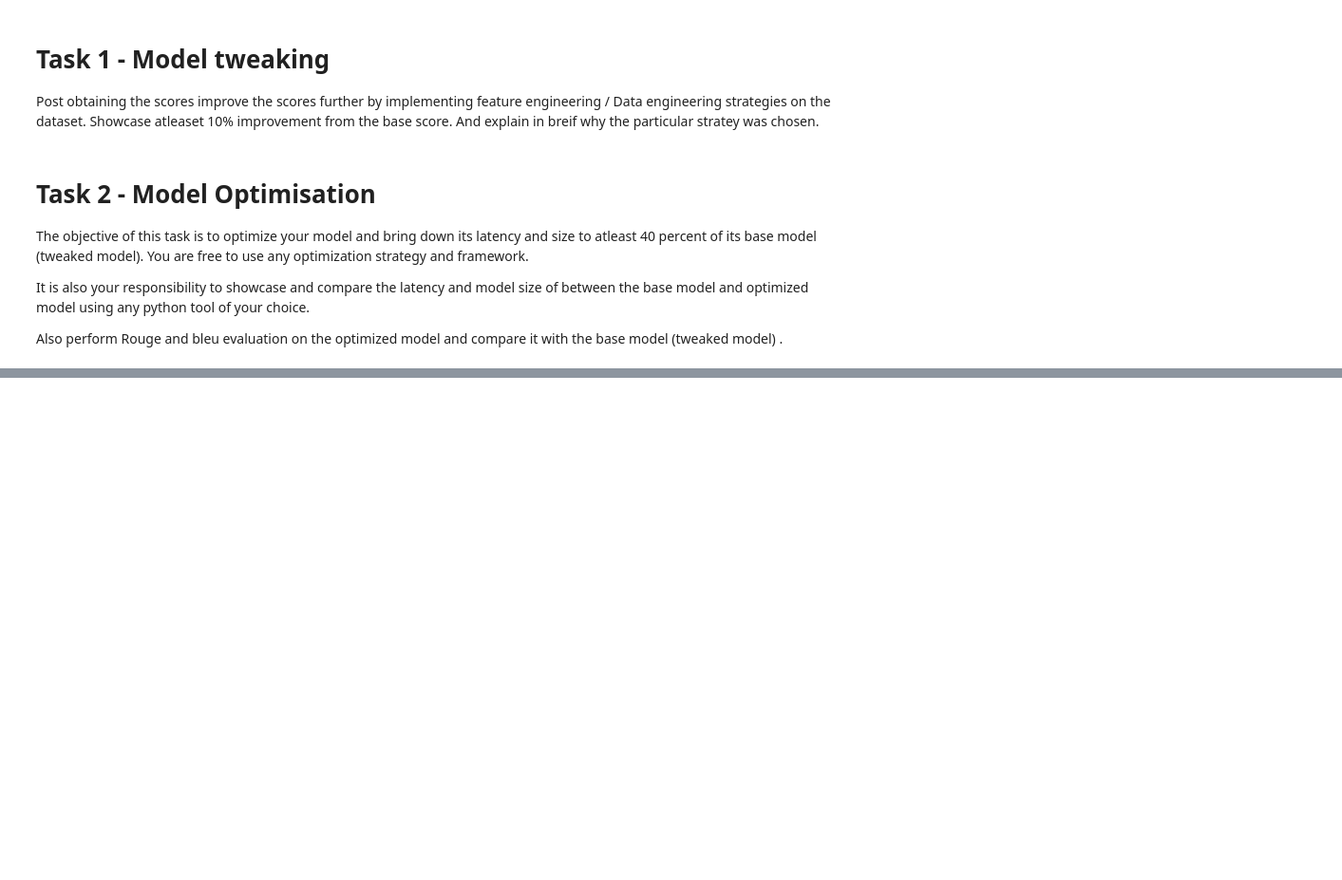
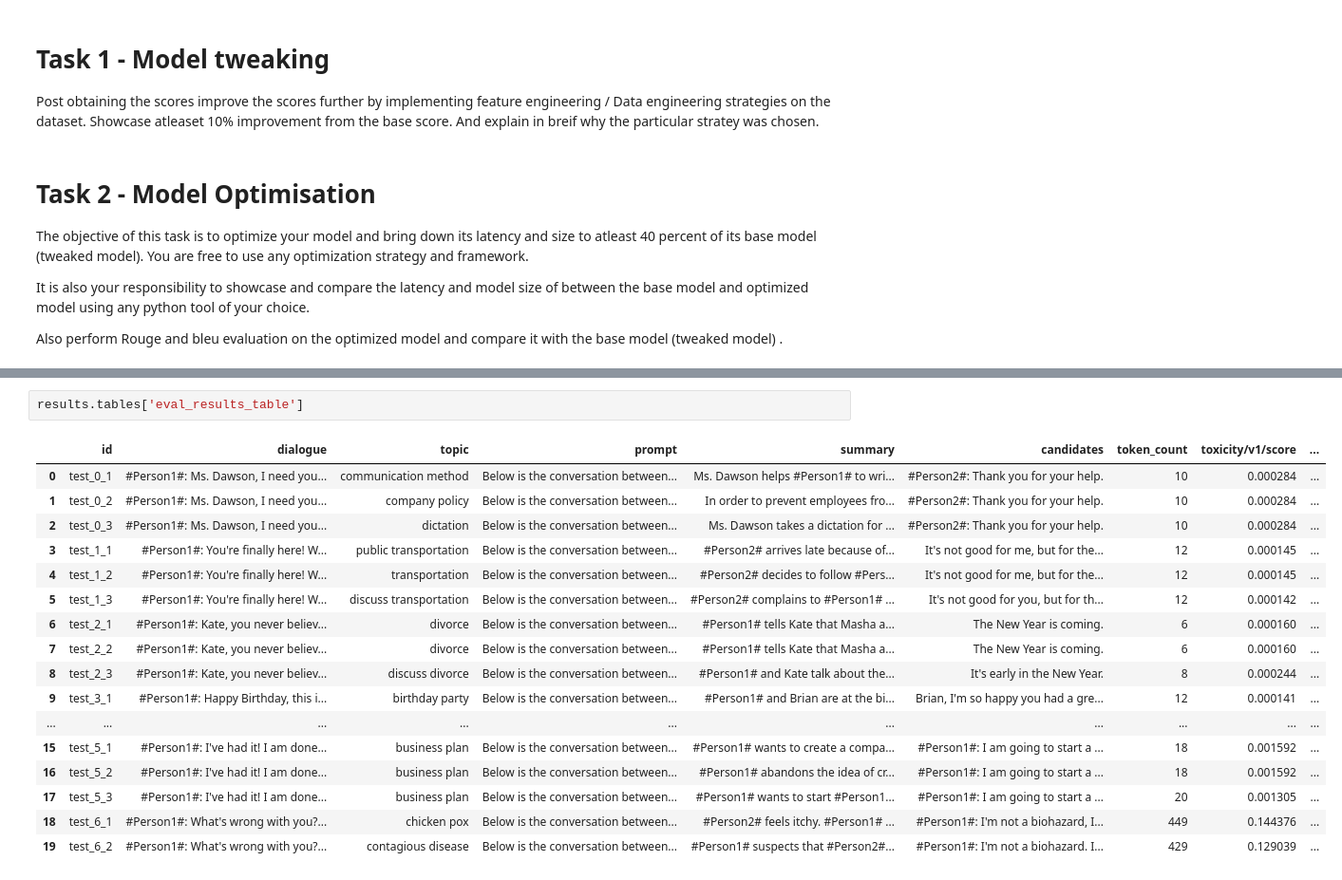
Before and after one commit to hemanthyernagula/MlOps-Assignment-2, a Jupyter notebook: Model_Fine_Tuning_and_Optimization_Task.ipynb, the cells around one changed output, grey strips where cells are left out. Shown at 95% size. Drawn from its saved outputs; the diff is of its cells as text; blank space fills up the shorter version.

```diff
--- a/Model_Fine_Tuning_and_Optimization_Task.ipynb
+++ b/Model_Fine_Tuning_and_Optimization_Task.ipynb
@@ -17,0 +622,20 @@ Also perform Rouge and bleu evaluation on the optimized model  and compare it wi
+# %%
+results.tables['eval_results_table']
+# %% [output]
+|  | id | dialogue | topic | prompt | summary | candidates | token_count | toxicity/v1/score | ... |
+| 0 | test_0_1 | #Person1#: Ms. Dawson, I need you... | communication method | Below is the conversation between... | Ms. Dawson helps #Person1# to wri... | #Person2#: Thank you for your help. | 10 | 0.000284 | ... |
+| 1 | test_0_2 | #Person1#: Ms. Dawson, I need you... | company policy | Below is the conversation between... | In order to prevent employees fro... | #Person2#: Thank you for your help. | 10 | 0.000284 | ... |
+| 2 | test_0_3 | #Person1#: Ms. Dawson, I need you... | dictation | Below is the conversation between... | Ms. Dawson takes a dictation for ... | #Person2#: Thank you for your help. | 10 | 0.000284 | ... |
+| 3 | test_1_1 | #Person1#: You're finally here! W... | public transportation | Below is the conversation between... | #Person2# arrives late because of... | It's not good for me, but for the... | 12 | 0.000145 | ... |
+| 4 | test_1_2 | #Person1#: You're finally here! W... | transportation | Below is the conversation between... | #Person2# decides to follow #Pers... | It's not good for me, but for the... | 12 | 0.000145 | ... |
+| 5 | test_1_3 | #Person1#: You're finally here! W... | discuss transportation | Below is the conversation between... | #Person2# complains to #Person1# ... | It's not good for you, but for th... | 12 | 0.000142 | ... |
+| 6 | test_2_1 | #Person1#: Kate, you never believ... | divorce | Below is the conversation between... | #Person1# tells Kate that Masha a... | The New Year is coming. | 6 | 0.000160 | ... |
+| 7 | test_2_2 | #Person1#: Kate, you never believ... | divorce | Below is the conversation between... | #Person1# tells Kate that Masha a... | The New Year is coming. | 6 | 0.000160 | ... |
+| 8 | test_2_3 | #Person1#: Kate, you never believ... | discuss divorce | Below is the conversation between... | #Person1# and Kate talk about the... | It's early in the New Year. | 8 | 0.000244 | ... |
+| 9 | test_3_1 | #Person1#: Happy Birthday, this i... | birthday party | Below is the conversation between... | #Person1# and Brian are at the bi... | Brian, I'm so happy you had a gre... | 12 | 0.000141 | ... |
+| ... | ... | ... | ... | ... | ... | ... | ... | ... | ... |
+| 15 | test_5_1 | #Person1#: I've had it! I am done... | business plan | Below is the conversation between... | #Person1# wants to create a compa... | #Person1#: I am going to start a ... | 18 | 0.001592 | ... |
+| 16 | test_5_2 | #Person1#: I've had it! I am done... | business plan | Below is the conversation between... | #Person1# abandons the idea of cr... | #Person1#: I am going to start a ... | 18 | 0.001592 | ... |
+| 17 | test_5_3 | #Person1#: I've had it! I am done... | business plan | Below is the conversation between... | #Person1# wants to start #Person1... | #Person1#: I am going to start a ... | 20 | 0.001305 | ... |
+| 18 | test_6_1 | #Person1#: What's wrong with you?... | chicken pox | Below is the conversation between... | #Person2# feels itchy. #Person1# ... | #Person1#: I'm not a biohazard, I... | 449 | 0.144376 | ... |
+| 19 | test_6_2 | #Person1#: What's wrong with you?... | contagious disease | Below is the conversation between... | #Person1# suspects that #Person2#... | #Person1#: I'm not a biohazard. I... | 429 | 0.129039 | ... |
```
Also changed, not shown: parts of 73 cells of this notebook.
